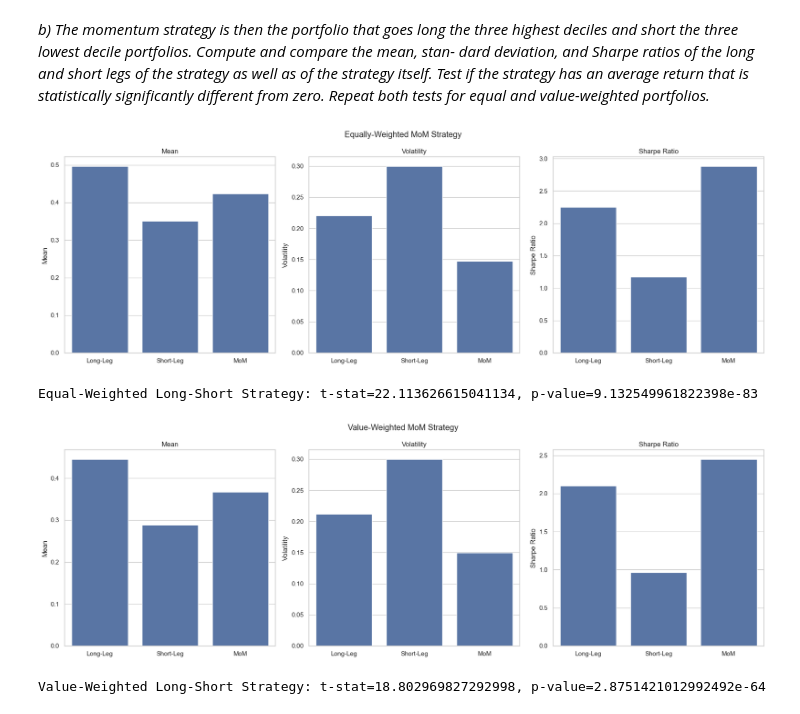
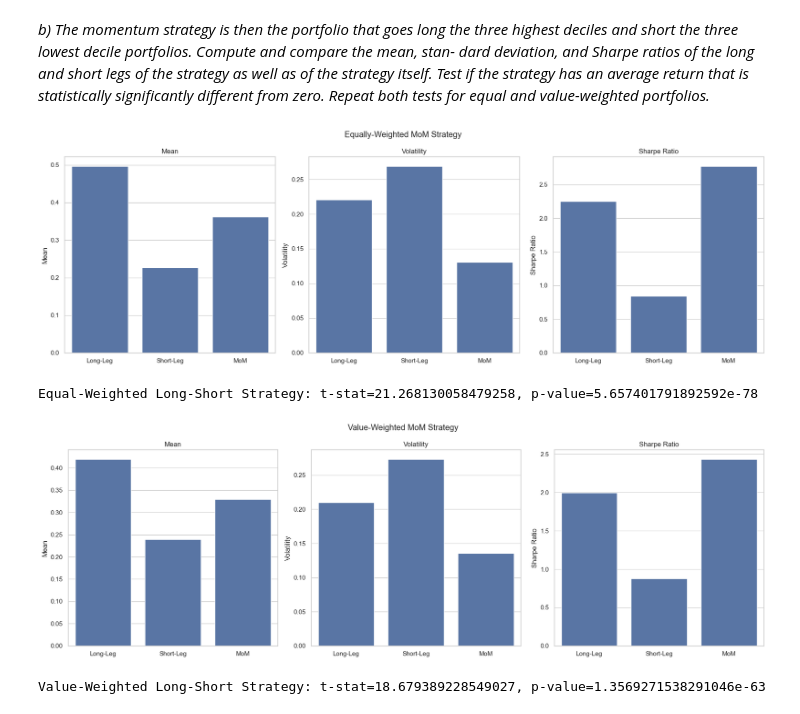
Before and after one commit to Marc-antoineallard74/Investments_project2024, a Jupyter notebook: source/section4.ipynb, the cells around one changed output. Cells and saved outputs as stored; diff of their text form; code cells hidden in the pictures.

Commit message:
Saving mom weights

```diff
--- a/source/section4.ipynb
+++ b/source/section4.ipynb
@@ -97,25 +97,25 @@ plot_metrics(vw_returns, 'Value-Weighted Portfolio Metrics')
 *b) The momentum strategy is then the portfolio that goes long the three highest deciles and short the three lowest decile portfolios. Compute and compare the mean, stan- dard deviation, and Sharpe ratios of the long and short legs of the strategy as well as of the strategy itself. Test if the strategy has an average return that is statistically significantly different from zero. Repeat both tests for equal and value-weighted portfolios.*
 # %%
 # Long-Short Momentum Portfolio
-long_ew = ew_returns.loc[:, 8:10].mean(axis=1)
-short_ew = - ew_returns.loc[:, 0:2].mean(axis=1)
+long_ew = ew_returns.loc[:, 8:11].mean(axis=1)
+short_ew = - ew_returns.loc[:, 0:3].mean(axis=1)
 mom_ew = (long_ew + short_ew)/2
 
 # Plot strategy performance
 plot_metrics(pd.DataFrame({'Long-Leg': long_ew,
                             'Short-Leg': short_ew,
                             'MoM': mom_ew}), 'Equally-Weighted MoM Strategy')
 
 # Statistical significance testing
 t_stat_equal, p_value_equal = stats.ttest_1samp(mom_ew, 0)
 print(f"Equal-Weighted Long-Short Strategy: t-stat={t_stat_equal}, p-value={p_value_equal}")
 # %% [output]
-[figure, old version]
+[figure, new version]
-Equal-Weighted Long-Short Strategy: t-stat=22.113626615041134, p-value=9.132549961822398e-83
+Equal-Weighted Long-Short Strategy: t-stat=21.268130058479258, p-value=5.657401791892592e-78
 # %%
 # Step 4: Long-Short Momentum Portfolio
-long_vw = vw_returns.loc[:, 8:10].mean(axis=1)
-short_vw = - vw_returns.loc[:, 0:2].mean(axis=1)
+long_vw = vw_returns.loc[:, 8:11].mean(axis=1)
+short_vw = - vw_returns.loc[:, 0:3].mean(axis=1)
 mom_vw = (long_vw + short_vw)/2
 
 # Plot strategy performance
@@ -127,8 +127,8 @@ plot_metrics(pd.DataFrame({'Long-Leg': long_vw,
 t_stat_value, p_value_value = stats.ttest_1samp(mom_vw, 0)
 print(f"Value-Weighted Long-Short Strategy: t-stat={t_stat_value}, p-value={p_value_value}")
 # %% [output]
-[figure, old version]
+[figure, new version]
-Value-Weighted Long-Short Strategy: t-stat=18.802969827292998, p-value=2.8751421012992492e-64
+Value-Weighted Long-Short Strategy: t-stat=18.679389228549027, p-value=1.3569271538291046e-63
 # %%
 mom_df = mom_vw.reset_index().rename(columns={0: 'MoM'})
 mom_df['date'] = mom_df['date'].dt.to_period('M')
```
Also changed, not shown: parts of 5 cells of this notebook, 5 other files.
